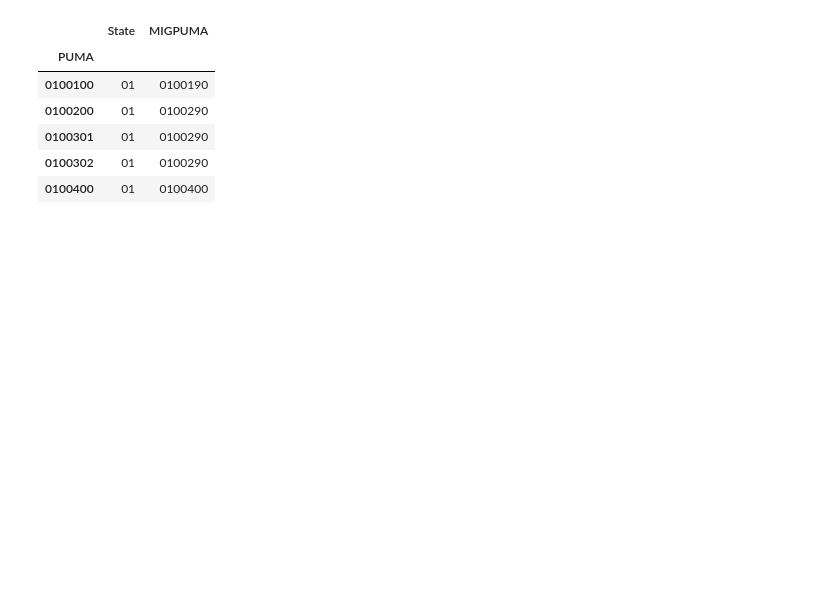
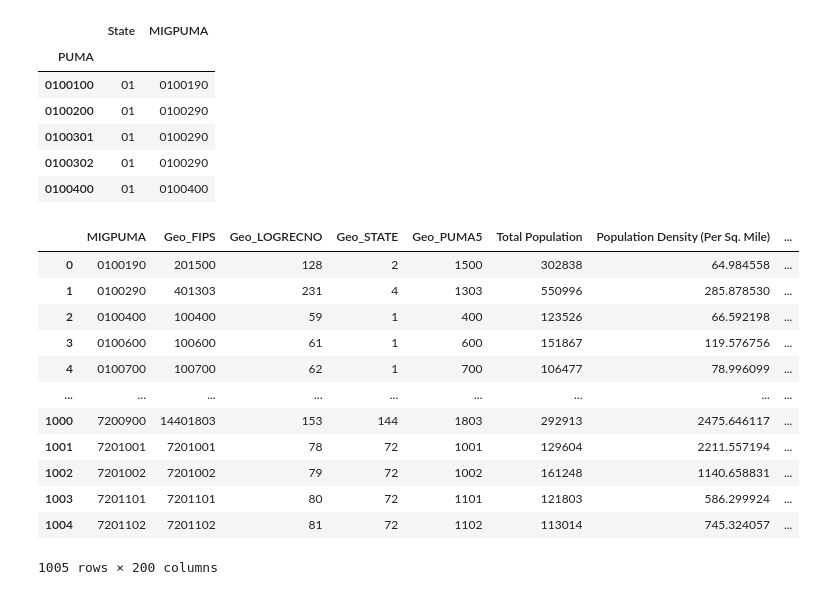
Before and after one commit to yianzhang14/us-migration-modeling, a Jupyter notebook: puma_migpuma_cleanup.ipynb, the cells around one changed output. Drawn from its saved outputs; the diff is of its cells as text; code cells hidden in the pictures; blank space fills up the shorter version.

```diff
--- a/puma_migpuma_cleanup.ipynb
+++ b/puma_migpuma_cleanup.ipynb
@@ -20,3 +20,20 @@ puma_migpuma.head()
 | 0100400 | 01 | 0100400 |
 # %%
 # puma_migpuma.to_excel("data/puma_migpuma_clean.xlsx")
+# %%
+temp = pd.read_csv("data/ACS_MIGPUMA_2017_new.csv")
+temp
+# %% [output]
+|  | MIGPUMA | Geo_FIPS | Geo_LOGRECNO | Geo_STATE | Geo_PUMA5 | Total Population | Population Density (Per Sq. Mile) | ... |
+| 0 | 0100190 | 201500 | 128 | 2 | 1500 | 302838 | 64.984558 | ... |
+| 1 | 0100290 | 401303 | 231 | 4 | 1303 | 550996 | 285.878530 | ... |
+| 2 | 0100400 | 100400 | 59 | 1 | 400 | 123526 | 66.592198 | ... |
+| 3 | 0100600 | 100600 | 61 | 1 | 600 | 151867 | 119.576756 | ... |
+| 4 | 0100700 | 100700 | 62 | 1 | 700 | 106477 | 78.996099 | ... |
+| ... | ... | ... | ... | ... | ... | ... | ... | ... |
+| 1000 | 7200900 | 14401803 | 153 | 144 | 1803 | 292913 | 2475.646117 | ... |
+| 1001 | 7201001 | 7201001 | 78 | 72 | 1001 | 129604 | 2211.557194 | ... |
+| 1002 | 7201002 | 7201002 | 79 | 72 | 1002 | 161248 | 1140.658831 | ... |
+| 1003 | 7201101 | 7201101 | 80 | 72 | 1101 | 121803 | 586.299924 | ... |
+| 1004 | 7201102 | 7201102 | 81 | 72 | 1102 | 113014 | 745.324057 | ... |
+1005 rows × 200 columns
```
Also changed, not shown: parts of 9 cells of this notebook, 4 other files.
